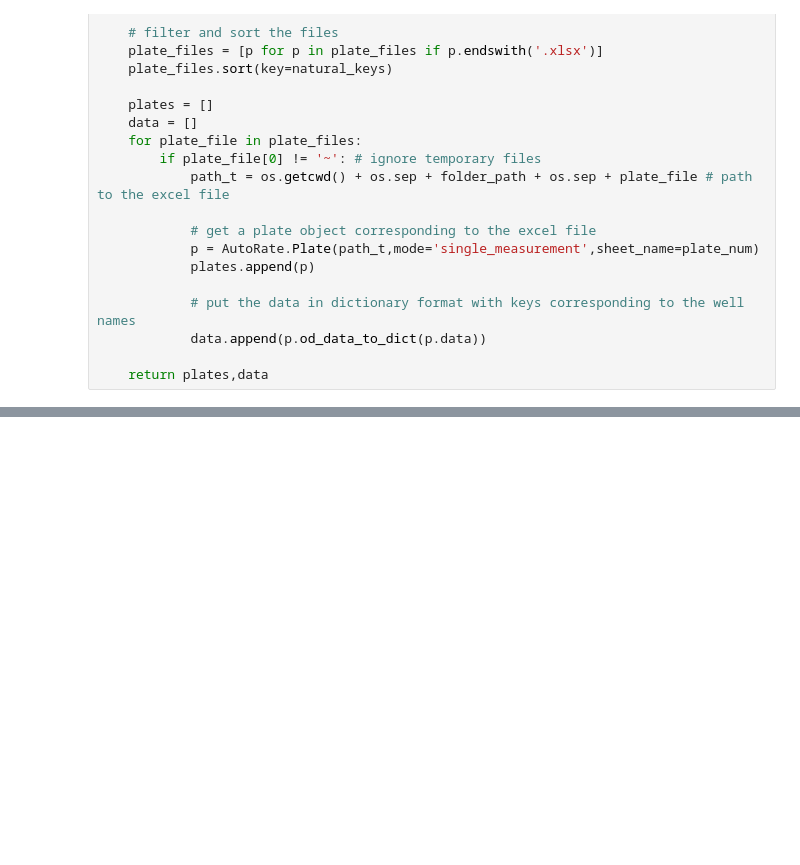
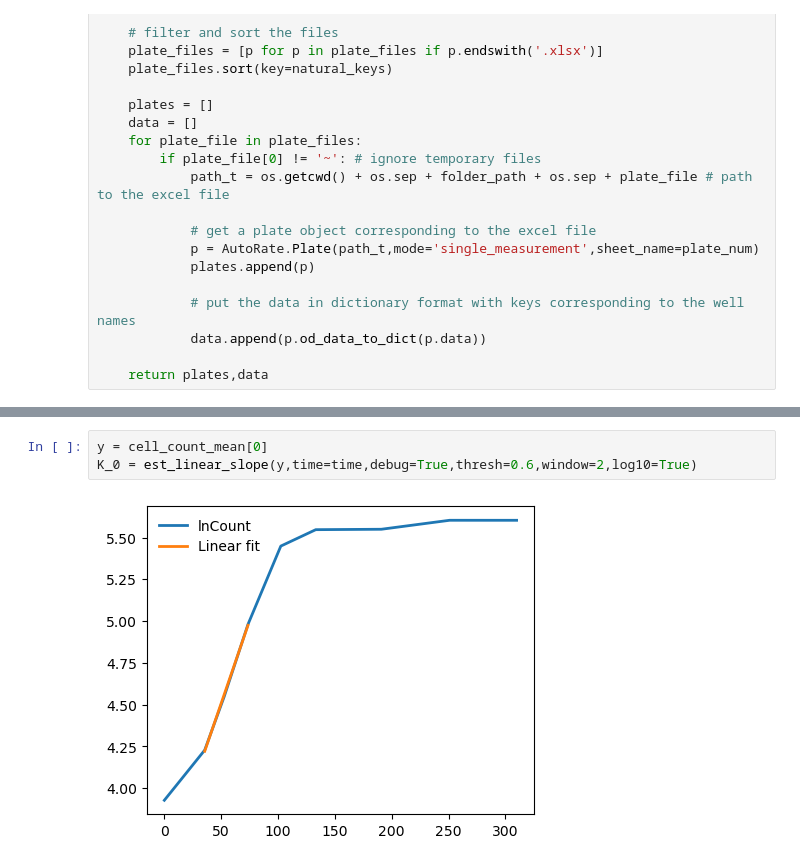
Before and after one commit to eshanking/seascapes_figures, a Jupyter notebook: time_kill/experiment_code/time_kill_11092023.ipynb, the cells around one changed output, grey strips where cells are left out. Saved outputs shown, nothing was run; the diff lists cells and outputs as text; blank space fills up the shorter version.

Commit message:
time kill calibration updates

```diff
--- a/time_kill/experiment_code/time_kill_11092023.ipynb
+++ b/time_kill/experiment_code/time_kill_11092023.ipynb
@@ -169 +280,6 @@ fig.tight_layout()
+# %%
+y = cell_count_mean[0]
+K_0 = est_linear_slope(y,time=time,debug=True,thresh=0.6,window=2,log10=True)
+# %% [output]
+[figure, added]
 # %%
```
Also changed, not shown: parts of 10 cells of this notebook, 1 other file.
